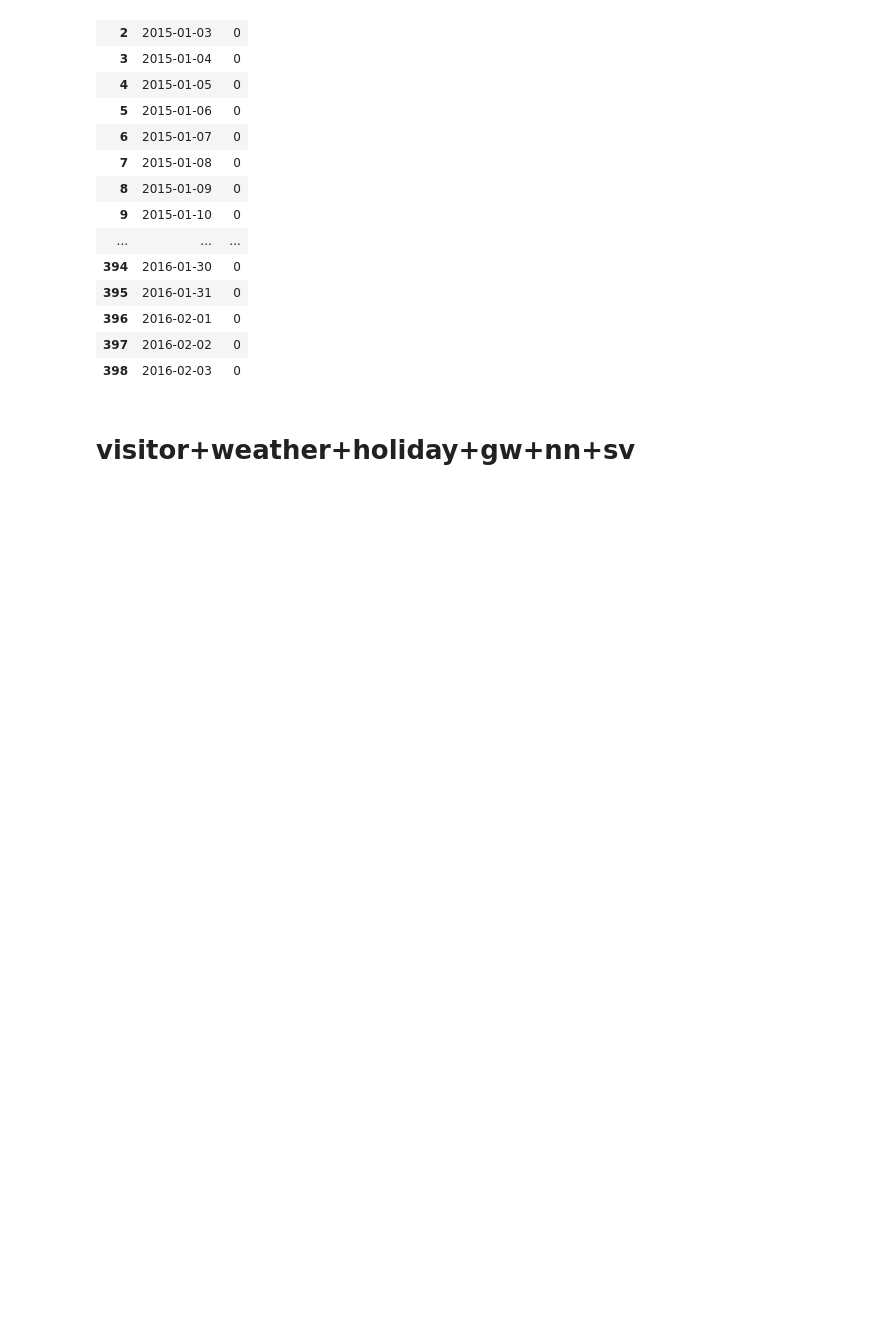
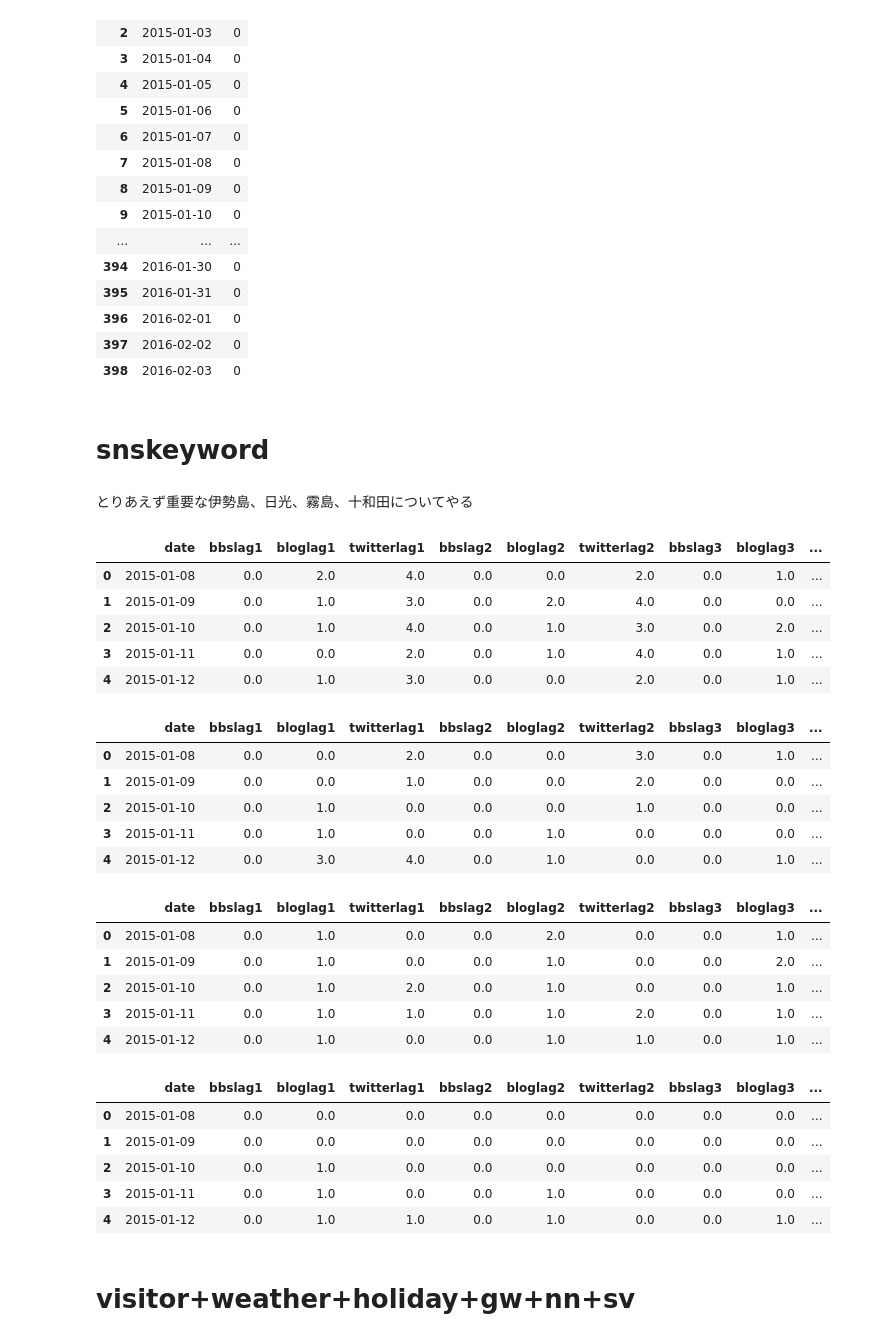
Before and after one commit to watanta/tourism, a Jupyter notebook: code/preprocess.ipynb, the cells around one changed output. Drawn from its saved outputs; the diff is of its cells as text; code cells hidden in the pictures; blank space fills up the shorter version.

```diff
--- a/code/preprocess.ipynb
+++ b/code/preprocess.ipynb
@@ -976,6 +969,67 @@ date_df
 | 396 | 2016-02-01 | 0 |
 | 397 | 2016-02-02 | 0 |
 | 398 | 2016-02-03 | 0 |
+# %% [markdown]
+# snskeyword
+# %% [markdown]
+とりあえず重要な伊勢島、日光、霧島、十和田についてやる
+# %%
+targets = ["isesima","nikko","kirisima","towada"]
+key_mapping = {"isesima":"伊勢志摩国立公園","nikko":"日光国立公園","kirisima":"霧島錦江湾国立公園","towada":"十和田八幡平国立公園"}
+sns = pd.read_csv("../data/hotlink.tsv",delimiter="\t")
+
+for target in targets:
+    bbs = pd.DataFrame(sns.loc[(sns["keyword"] == key_mapping[target])&(sns["domain"] == "bbs"),["datetime","count"]])
+    bbs.columns = ["date","bbs"]
+
+    blog = pd.DataFrame(sns.loc[(sns["keyword"] == key_mapping[target])&(sns["domain"] == "blog"),["datetime","count"]])
+    blog.columns = ["date","blog"]
+
+    twitter = pd.DataFrame(sns.loc[(sns["keyword"] == key_mapping[target])&(sns["domain"] == "twitter_sampling"),["datetime","count"]])
+    twitter.columns = ["date","twitter"]
+
+    data = pd.merge(bbs, blog, on="date")
+    data = pd.merge(data, twitter, on= "date")
+
+    data.to_csv("../data/"+target+"_sns.csv",index=False)
+# %%
+lag = 7
+cols = ["bbs","blog","twitter"]
+for target in targets:
+    feature = pd.DataFrame()
+    data = pd.read_csv("../data/"+target+"_sns.csv")
+    feature["date"] = pd.to_datetime(pd.read_csv("../data/akan_visitor_lag7.csv")["date"])
+    for l in list(range(1,lag+1)):
+
+        for col in cols:
+            feature.loc[:,col + "lag"+str(l)] = data[col].shift(-(lag-l))
+    display(feature.head())
+    feature.to_csv("../data/"+target+"_sns.csv", index=False)
+# %% [output]
+|  | date | bbslag1 | bloglag1 | twitterlag1 | bbslag2 | bloglag2 | twitterlag2 | bbslag3 | bloglag3 | ... |
+| 0 | 2015-01-08 | 0.0 | 2.0 | 4.0 | 0.0 | 0.0 | 2.0 | 0.0 | 1.0 | ... |
+| 1 | 2015-01-09 | 0.0 | 1.0 | 3.0 | 0.0 | 2.0 | 4.0 | 0.0 | 0.0 | ... |
+| 2 | 2015-01-10 | 0.0 | 1.0 | 4.0 | 0.0 | 1.0 | 3.0 | 0.0 | 2.0 | ... |
+| 3 | 2015-01-11 | 0.0 | 0.0 | 2.0 | 0.0 | 1.0 | 4.0 | 0.0 | 1.0 | ... |
+| 4 | 2015-01-12 | 0.0 | 1.0 | 3.0 | 0.0 | 0.0 | 2.0 | 0.0 | 1.0 | ... |
+|  | date | bbslag1 | bloglag1 | twitterlag1 | bbslag2 | bloglag2 | twitterlag2 | bbslag3 | bloglag3 | ... |
+| 0 | 2015-01-08 | 0.0 | 0.0 | 2.0 | 0.0 | 0.0 | 3.0 | 0.0 | 1.0 | ... |
+| 1 | 2015-01-09 | 0.0 | 0.0 | 1.0 | 0.0 | 0.0 | 2.0 | 0.0 | 0.0 | ... |
+| 2 | 2015-01-10 | 0.0 | 1.0 | 0.0 | 0.0 | 0.0 | 1.0 | 0.0 | 0.0 | ... |
+| 3 | 2015-01-11 | 0.0 | 1.0 | 0.0 | 0.0 | 1.0 | 0.0 | 0.0 | 0.0 | ... |
+| 4 | 2015-01-12 | 0.0 | 3.0 | 4.0 | 0.0 | 1.0 | 0.0 | 0.0 | 1.0 | ... |
+|  | date | bbslag1 | bloglag1 | twitterlag1 | bbslag2 | bloglag2 | twitterlag2 | bbslag3 | bloglag3 | ... |
+| 0 | 2015-01-08 | 0.0 | 1.0 | 0.0 | 0.0 | 2.0 | 0.0 | 0.0 | 1.0 | ... |
+| 1 | 2015-01-09 | 0.0 | 1.0 | 0.0 | 0.0 | 1.0 | 0.0 | 0.0 | 2.0 | ... |
+| 2 | 2015-01-10 | 0.0 | 1.0 | 2.0 | 0.0 | 1.0 | 0.0 | 0.0 | 1.0 | ... |
+| 3 | 2015-01-11 | 0.0 | 1.0 | 1.0 | 0.0 | 1.0 | 2.0 | 0.0 | 1.0 | ... |
+| 4 | 2015-01-12 | 0.0 | 1.0 | 0.0 | 0.0 | 1.0 | 1.0 | 0.0 | 1.0 | ... |
+|  | date | bbslag1 | bloglag1 | twitterlag1 | bbslag2 | bloglag2 | twitterlag2 | bbslag3 | bloglag3 | ... |
+| 0 | 2015-01-08 | 0.0 | 0.0 | 0.0 | 0.0 | 0.0 | 0.0 | 0.0 | 0.0 | ... |
+| 1 | 2015-01-09 | 0.0 | 0.0 | 0.0 | 0.0 | 0.0 | 0.0 | 0.0 | 0.0 | ... |
+| 2 | 2015-01-10 | 0.0 | 1.0 | 0.0 | 0.0 | 0.0 | 0.0 | 0.0 | 0.0 | ... |
+| 3 | 2015-01-11 | 0.0 | 1.0 | 0.0 | 0.0 | 1.0 | 0.0 | 0.0 | 0.0 | ... |
+| 4 | 2015-01-12 | 0.0 | 1.0 | 1.0 | 0.0 | 1.0 | 0.0 | 0.0 | 1.0 | ... |
 # %% [markdown]
 # visitor+weather+holiday+gw+nn+sv
 # %%
```
Also changed, not shown: parts of 4 cells of this notebook.
